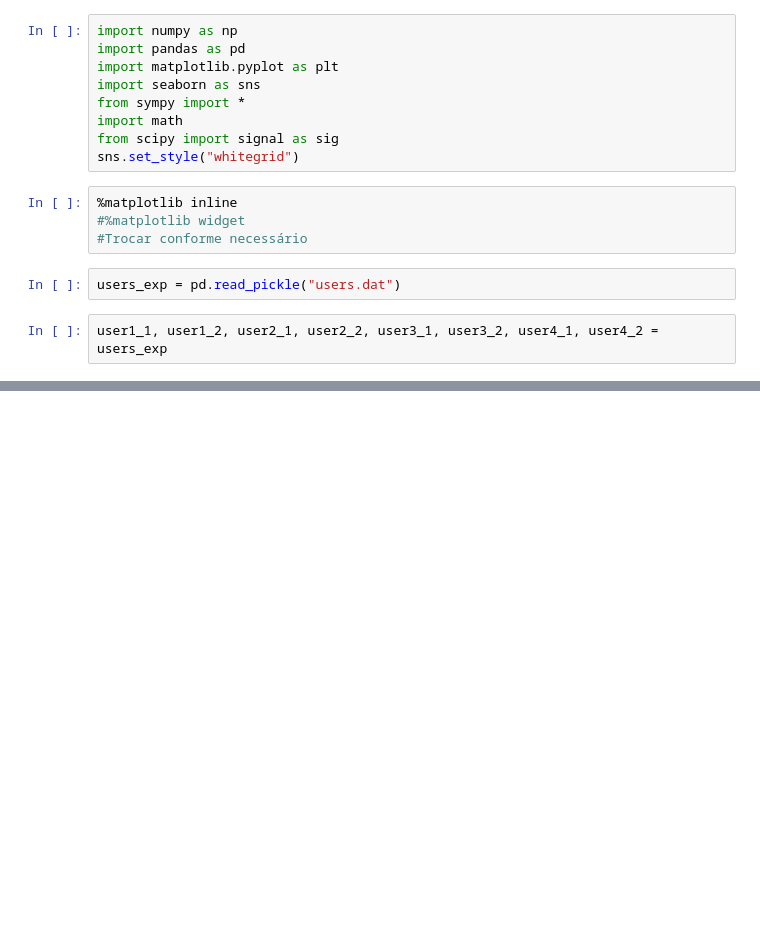
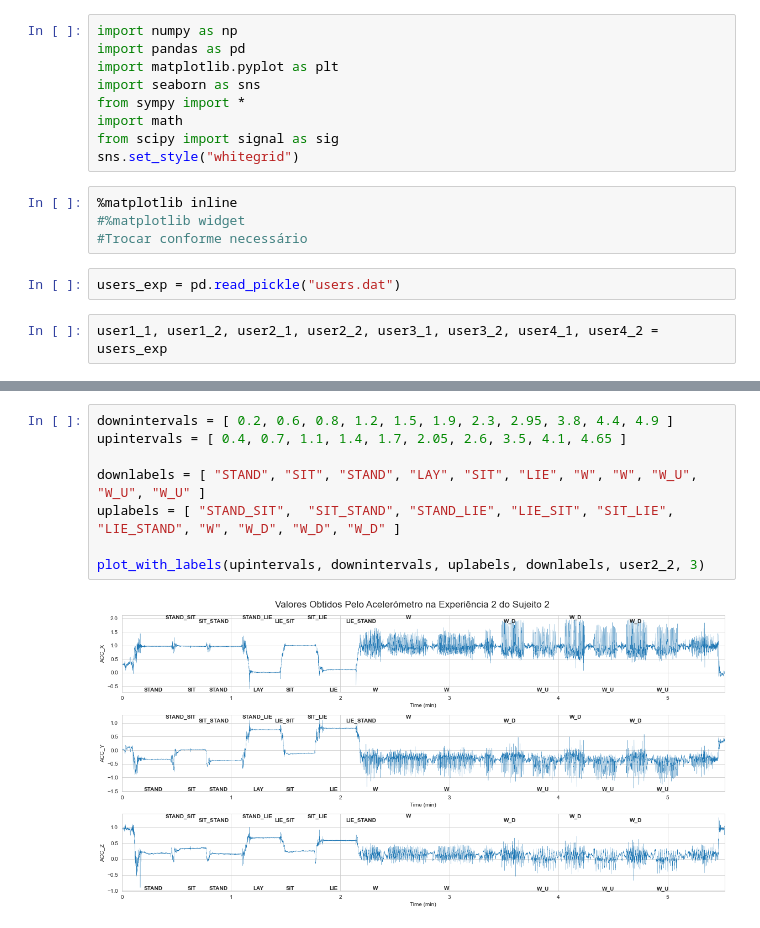
Before and after one commit to joelpoliveira/ProjetoATD, a Jupyter notebook: Exercicio2/Representacoes_Manual_das_Atividades.ipynb, the cells around one changed output, grey strips where cells are left out. Cells and saved outputs as stored; diff of their text form; blank space fills up the shorter version.

```diff
--- a/Exercicio2/Representacoes_Manual_das_Atividades.ipynb
+++ b/Exercicio2/Representacoes_Manual_das_Atividades.ipynb
@@ -118,0 +93,10 @@ plot_axes(user2_1, 2)
+# %%
+downintervals = [ 0.2, 0.6, 0.8, 1.2, 1.5, 1.9, 2.3, 2.95, 3.8, 4.4, 4.9 ]
+upintervals = [ 0.4, 0.7, 1.1, 1.4, 1.7, 2.05, 2.6, 3.5, 4.1, 4.65 ]
+
+downlabels = [ "STAND", "SIT", "STAND", "LAY", "SIT", "LIE", "W", "W", "W_U", "W_U", "W_U" ]
+uplabels = [ "STAND_SIT",  "SIT_STAND", "STAND_LIE", "LIE_SIT", "SIT_LIE", "LIE_STAND", "W", "W_D", "W_D", "W_D" ]
+
+plot_with_labels(upintervals, downintervals, uplabels, downlabels, user2_2, 3)
+# %% [output]
+[figure, added]
```
Also changed, not shown: parts of 13 cells of this notebook.
